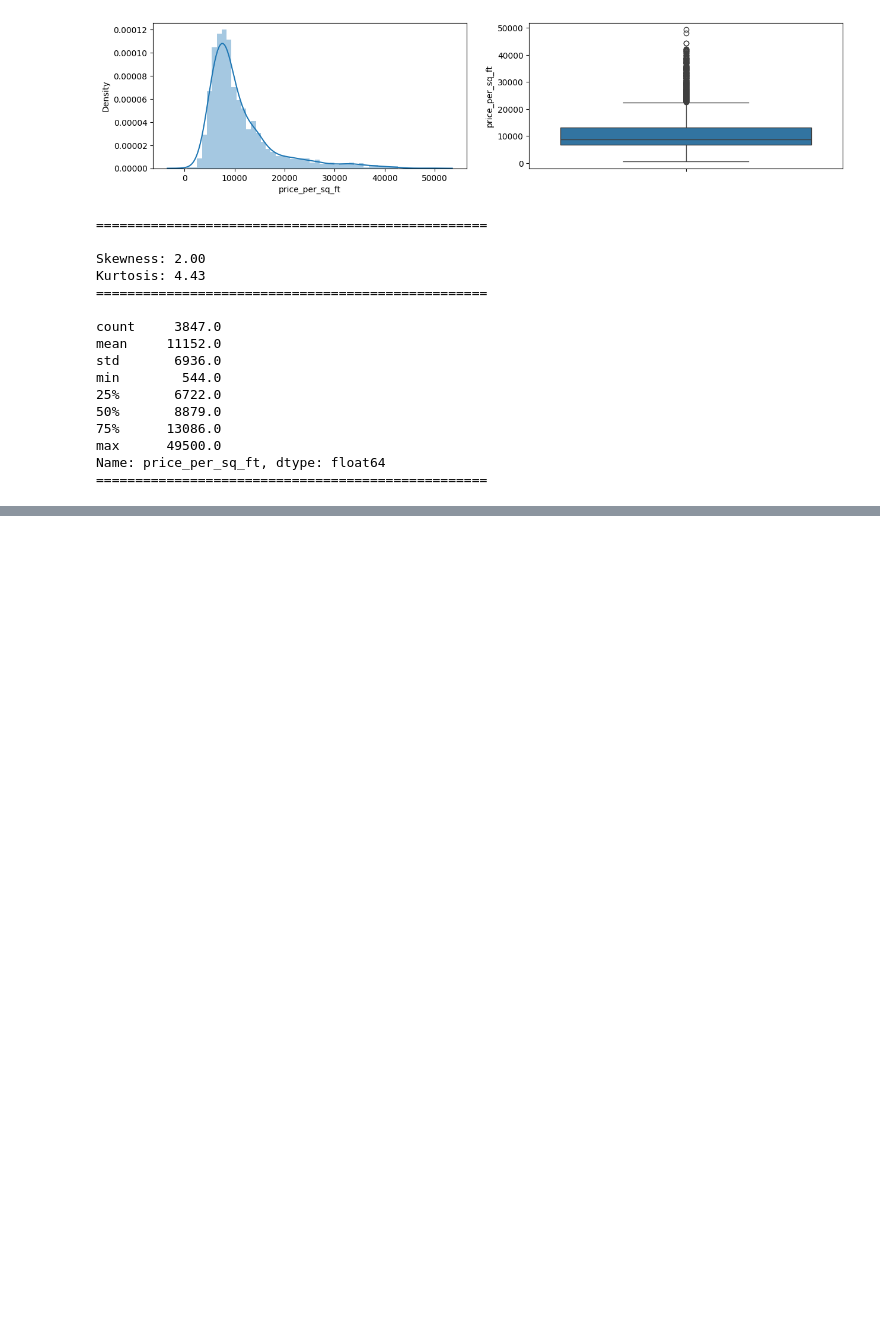
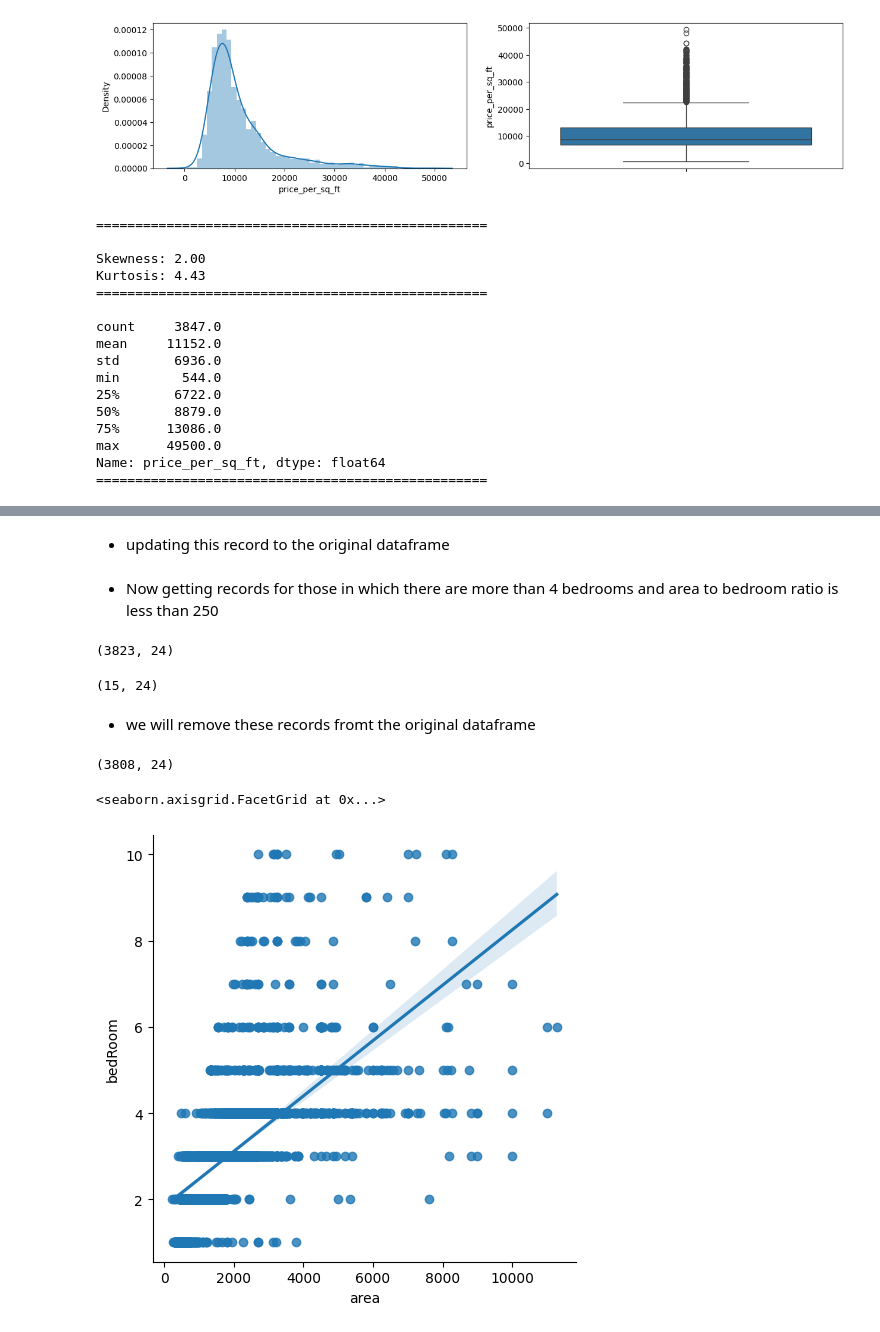
Before and after one commit to abhishek-saurav/real_estate_project, a Jupyter notebook: notebooks/outlier_detection_and_removal.ipynb, the cells around one changed output, grey strips where cells are left out. Cells and saved outputs as stored; diff of their text form; code cells hidden in the pictures; blank space fills up the shorter version.

Commit message:
completed outlier treatment and missing values imputation

```diff
--- a/notebooks/outlier_detection_and_removal.ipynb
+++ b/notebooks/outlier_detection_and_removal.ipynb
@@ -758,0 +804,4 @@ data[data['price_per_sq_ft'] > 42000].sort_values(by = 'price_per_sq_ft', ascend
+# %%
+outlier_df = data[(data.area_bedroom_ratio < 250) & (data.bedRoom > 3)]
+# %%
+outlier_df['bedRoom'] = round(data.bedRoom/ data.floorNum)
@@ -758,0 +815,27 @@ data[data['price_per_sq_ft'] > 42000].sort_values(by = 'price_per_sq_ft', ascend
+# %% [markdown]
+- updating this record to the original dataframe
+# %%
+data.update(outlier_df)
+# %% [markdown]
+- Now getting records for those in which there are more than 4 bedrooms and area to bedroom ratio is less than 250
+# %%
+data.shape
+# %% [output]
+(3823, 24)
+# %%
+data[(data.area_bedroom_ratio < 250) & (data.bedRoom > 4)].shape
+# %% [output]
+(15, 24)
+# %% [markdown]
+- we will remove these records fromt the original dataframe
+# %%
+data = data[~((data.area_bedroom_ratio < 250) & (data.bedRoom > 4))]
+# %%
+data.shape
+# %% [output]
+(3808, 24)
+# %%
+sns.lmplot(data, x = 'area', y = 'bedRoom')
+# %% [output]
+<seaborn.axisgrid.FacetGrid at 0x...>
+[figure, added]
```
Also changed, not shown: parts of 28 cells of this notebook, 8 other files.
